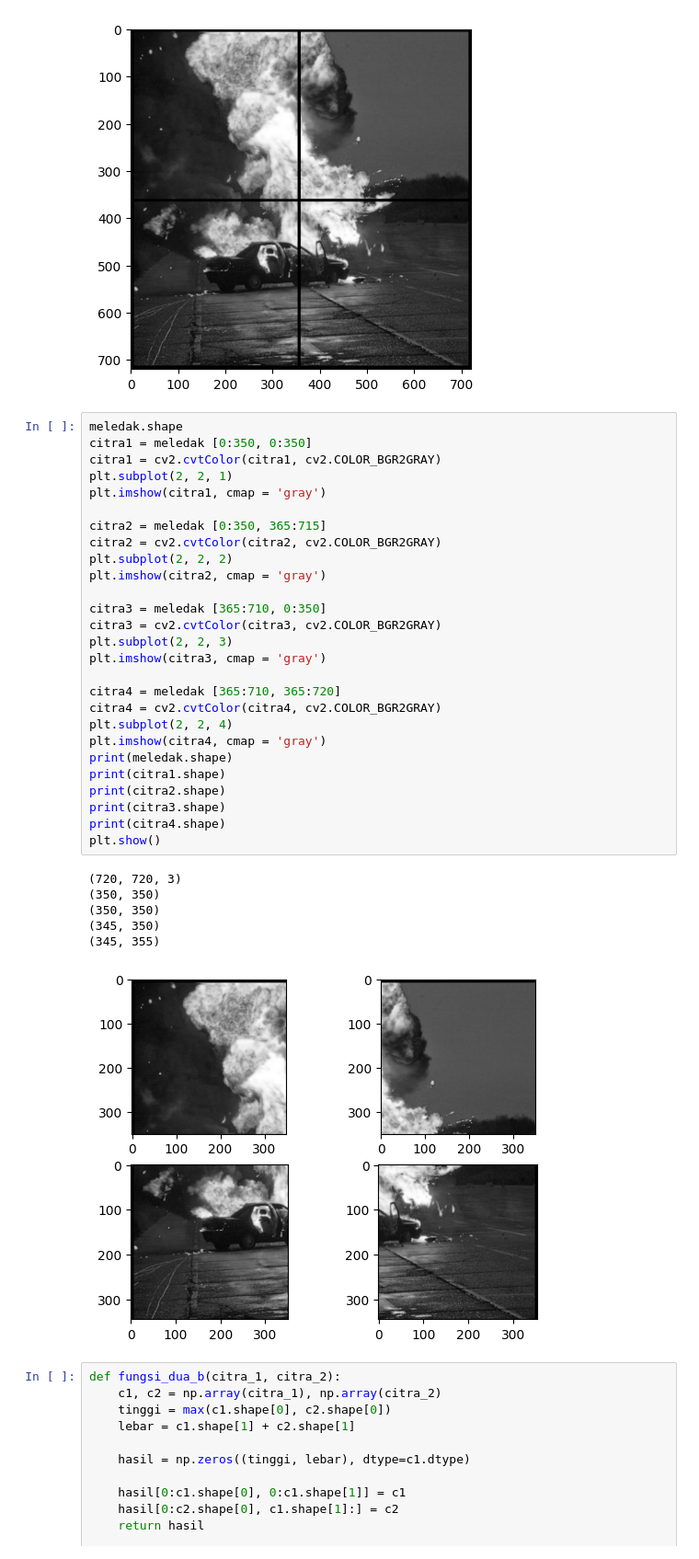
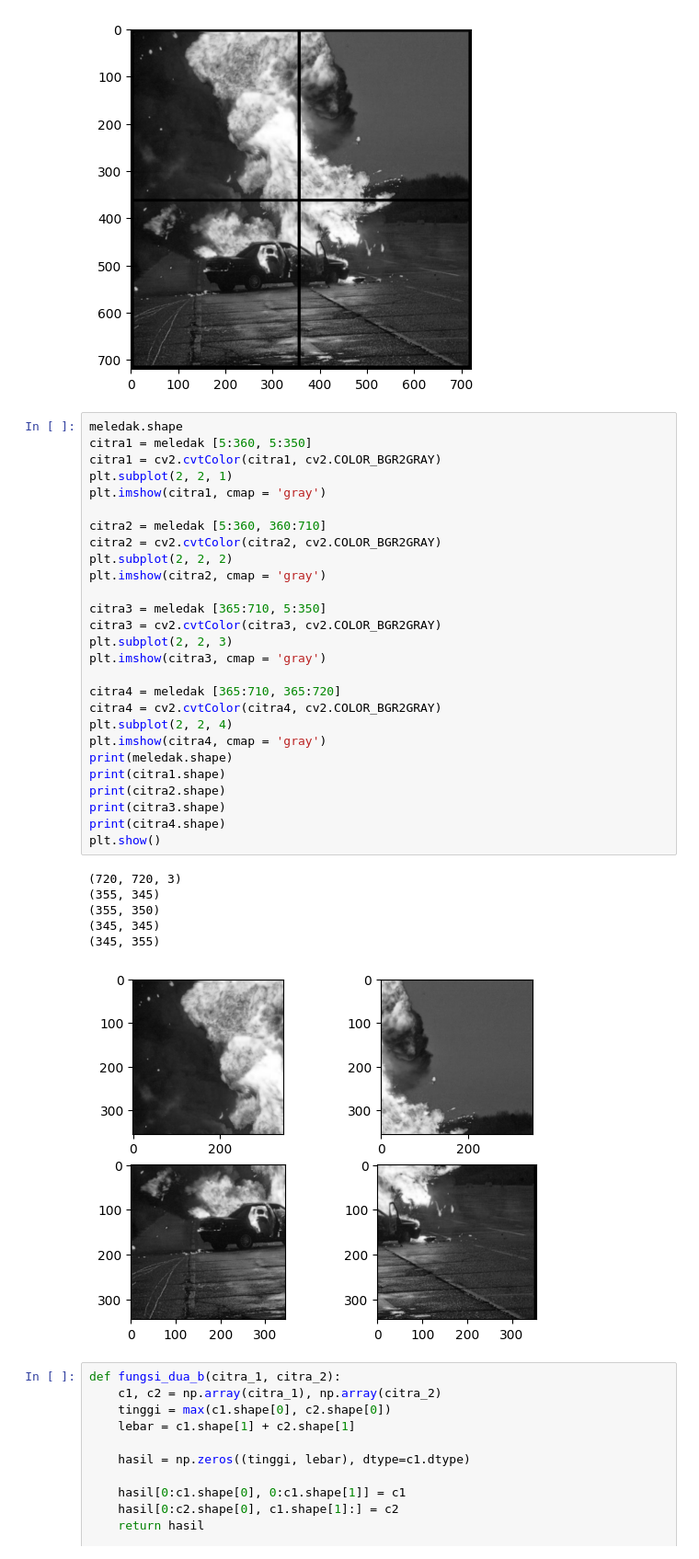
Before and after one commit to praktikum-pcd-2026/jurnal-modul-2-nazrilka1, a Jupyter notebook: Jurnal.ipynb, the cells around one changed output. Shown at 92% size. Cells and saved outputs as stored; diff of their text form.

```diff
--- a/Jurnal.ipynb
+++ b/Jurnal.ipynb
@@ -11,38 +11,38 @@ plt.imshow(aktivis, cmap = 'gray')
 [figure]
 # %%
 meledak.shape
-citra1 = meledak [0:350, 0:350]
+citra1 = meledak [5:360, 5:350]
 citra1 = cv2.cvtColor(citra1, cv2.COLOR_BGR2GRAY)
 plt.subplot(2, 2, 1)
 plt.imshow(citra1, cmap = 'gray')
 
-citra2 = meledak [0:350, 365:715]
+citra2 = meledak [5:360, 360:710]
 citra2 = cv2.cvtColor(citra2, cv2.COLOR_BGR2GRAY)
 plt.subplot(2, 2, 2)
 plt.imshow(citra2, cmap = 'gray')
 
-citra3 = meledak [365:710, 0:350]
+citra3 = meledak [365:710, 5:350]
 citra3 = cv2.cvtColor(citra3, cv2.COLOR_BGR2GRAY)
 plt.subplot(2, 2, 3)
 plt.imshow(citra3, cmap = 'gray')
 
 citra4 = meledak [365:710, 365:720]
 citra4 = cv2.cvtColor(citra4, cv2.COLOR_BGR2GRAY)
 plt.subplot(2, 2, 4)
 plt.imshow(citra4, cmap = 'gray')
 print(meledak.shape)
 print(citra1.shape)
 print(citra2.shape)
 print(citra3.shape)
 print(citra4.shape)
 plt.show()
 # %% [output]
 (720, 720, 3)
-(350, 350)
-(350, 350)
-(345, 350)
+(355, 345)
+(355, 350)
+(345, 345)
 (345, 355)
-[figure, old version]
+[figure, new version]
 # %%
 def fungsi_dua_b(citra_1, citra_2):
     c1, c2 = np.array(citra_1), np.array(citra_2)
```
Also changed, not shown: parts of 7 cells of this notebook.
